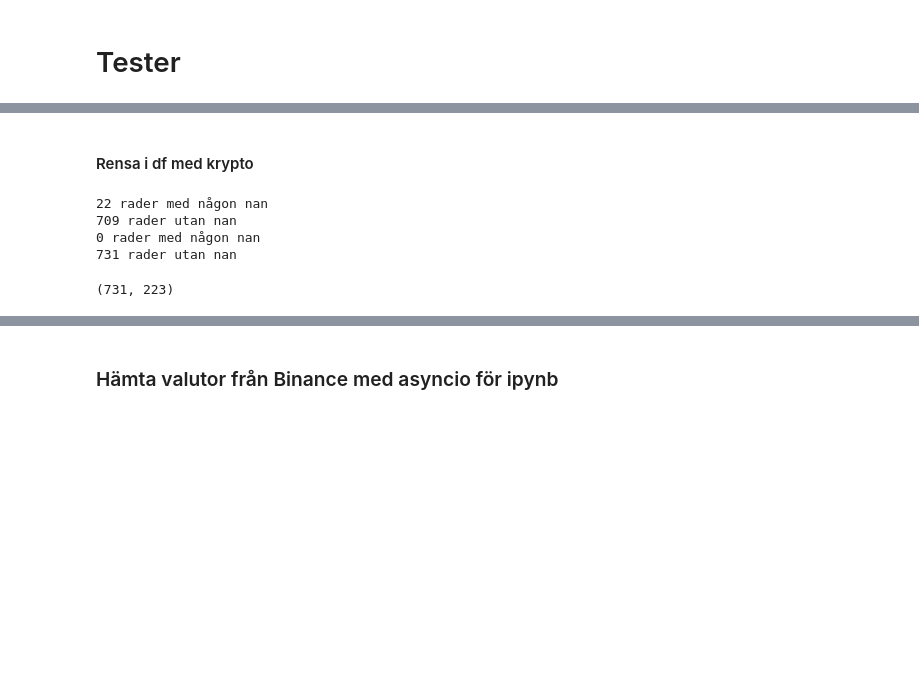
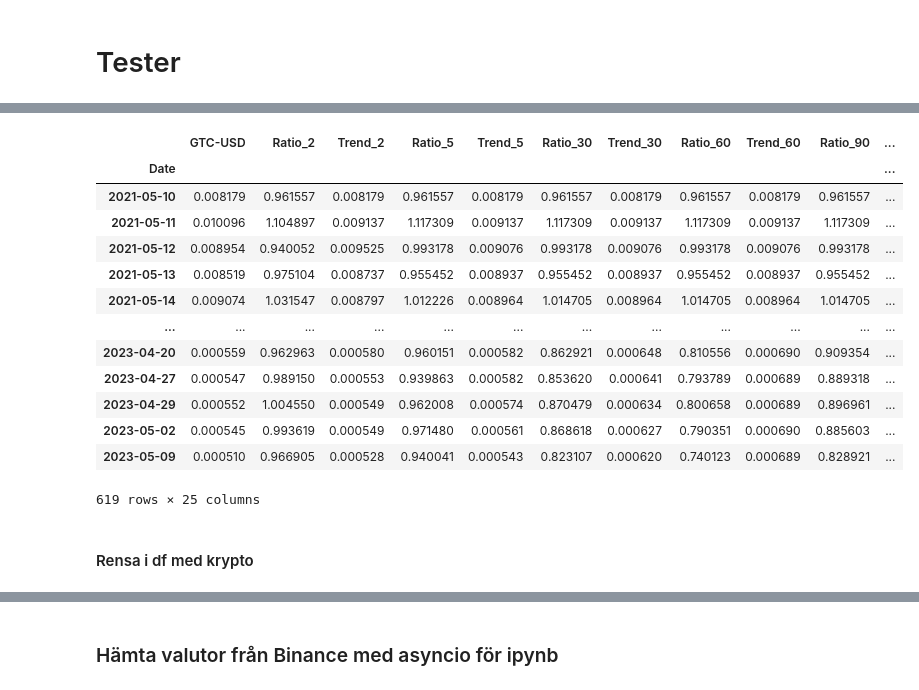
Before and after one commit to carokanns/the_new_Krypto, a Jupyter notebook: my_create_stdScaler.ipynb, the cells around one changed output, grey strips where cells are left out. Cells and saved outputs as stored; diff of their text form; code cells hidden in the pictures; blank space fills up the shorter version.

```diff
--- a/my_create_stdScaler.ipynb
+++ b/my_create_stdScaler.ipynb
@@ -332 +300,13 @@ def fit_and_save_scaler(df, column_name):
+# %%
+# hämta yf_tickers från yfinance
+def get_yf_data(tickers, time_period='2y'):
+    # Hämta historiska data från yfinance
+    # yf_data = yf.download(tickers, start='2019-01-01', end=dt.today().date(), progress=False)
+    yf_data = yf.download(tickers, interval='1d',
+                       period=time_period, group_by='ticker', auto_adjust=True, progress=True)
+    # Behåll endast 'Close' priser
+    df = pd.DataFrame(yf_data.xs('Close', level=1, axis=1))
+    # # Sätt kolumnnamn till tickers
+    # yf_data.columns = tickers
+    return df
 # %%
@@ -337,0 +335,7 @@ df.shape
+# %%
+# Hämta och skapa en DataFrame med alla tickers från yfinance
+filnamn = 'yf_tickers.txt'
+yf_ticker_names = read_ticker_names(filnamn)
+print(f'{len(yf_ticker_names)} yFinance ticker_names inlästa')
+df = get_yf_data(yf_ticker_names)
+display(df.shape)
@@ -337,0 +348,5 @@ df.shape
+# %%
+# läs in df från csv
+if True:
+    df = pd.read_csv('df_yf.csv', index_col=0)
+    df.index = pd.to_datetime(df.index)
@@ -337,0 +365,16 @@ df.shape
+# %%
+# preprocess all of df
+df = pp.preprocessing_currency(df)
+print('Antal NaN',df.isna().any().sum())
+
+print()
+df_dict = {}  # en dictionary med samtlig nya dataframes
+for cnt, column_name in enumerate(df.columns):
+    df_name = f'df_{column_name}'
+    df_dict[df_name]   = pp.preprocess(df[[column_name]], df_gold, df_infl)
+    # for each 10th column, print the name
+    if (cnt+1) % 10 == 0:
+        print(cnt+1,column_name)
+
+
+display(df_dict.keys())
@@ -338,18 +400,21 @@ df.shape
+# %%
+# print första elementet i df_dict
+first_key = list(df_dict.keys())[0]
+display(df_dict[first_key])
+# %% [output]
+|  | GTC-USD | Ratio_2 | Trend_2 | Ratio_5 | Trend_5 | Ratio_30 | Trend_30 | Ratio_60 | Trend_60 | Ratio_90 | ... |
+| Date |  |  |  |  |  |  |  |  |  |  | ... |
+| 2021-05-10 | 0.008179 | 0.961557 | 0.008179 | 0.961557 | 0.008179 | 0.961557 | 0.008179 | 0.961557 | 0.008179 | 0.961557 | ... |
+| 2021-05-11 | 0.010096 | 1.104897 | 0.009137 | 1.117309 | 0.009137 | 1.117309 | 0.009137 | 1.117309 | 0.009137 | 1.117309 | ... |
+| 2021-05-12 | 0.008954 | 0.940052 | 0.009525 | 0.993178 | 0.009076 | 0.993178 | 0.009076 | 0.993178 | 0.009076 | 0.993178 | ... |
+| 2021-05-13 | 0.008519 | 0.975104 | 0.008737 | 0.955452 | 0.008937 | 0.955452 | 0.008937 | 0.955452 | 0.008937 | 0.955452 | ... |
+| 2021-05-14 | 0.009074 | 1.031547 | 0.008797 | 1.012226 | 0.008964 | 1.014705 | 0.008964 | 1.014705 | 0.008964 | 1.014705 | ... |
+| ... | ... | ... | ... | ... | ... | ... | ... | ... | ... | ... | ... |
+| 2023-04-20 | 0.000559 | 0.962963 | 0.000580 | 0.960151 | 0.000582 | 0.862921 | 0.000648 | 0.810556 | 0.000690 | 0.909354 | ... |
+| 2023-04-27 | 0.000547 | 0.989150 | 0.000553 | 0.939863 | 0.000582 | 0.853620 | 0.000641 | 0.793789 | 0.000689 | 0.889318 | ... |
+| 2023-04-29 | 0.000552 | 1.004550 | 0.000549 | 0.962008 | 0.000574 | 0.870479 | 0.000634 | 0.800658 | 0.000689 | 0.896961 | ... |
+| 2023-05-02 | 0.000545 | 0.993619 | 0.000549 | 0.971480 | 0.000561 | 0.868618 | 0.000627 | 0.790351 | 0.000690 | 0.885603 | ... |
+| 2023-05-09 | 0.000510 | 0.966905 | 0.000528 | 0.940041 | 0.000543 | 0.823107 | 0.000620 | 0.740123 | 0.000689 | 0.828921 | ... |
+619 rows × 25 columns
 # %% [markdown]
 #### Rensa i df med krypto
-# %%
-import pandas as pd
-s=int(0.9*len(df))
-# remove all columns where there are more than s nan values
-df = df.dropna(axis=1, thresh=s)
-print(f'{df.isna().any().sum()} rader med någon nan \n{len(df)-df.isna().any().sum()} rader utan nan')
-# interpolate missing values
-df.interpolate(method='linear', inplace=True)
-print(f'{df.isna().any().sum()} rader med någon nan \n{len(df)-df.isna().any().sum()} rader utan nan')
-df.shape
-# %% [output]
-22 rader med någon nan
-709 rader utan nan
-0 rader med någon nan
-731 rader utan nan
-(731, 223)
```
Also changed, not shown: parts of 25 cells of this notebook, 5 other files.
